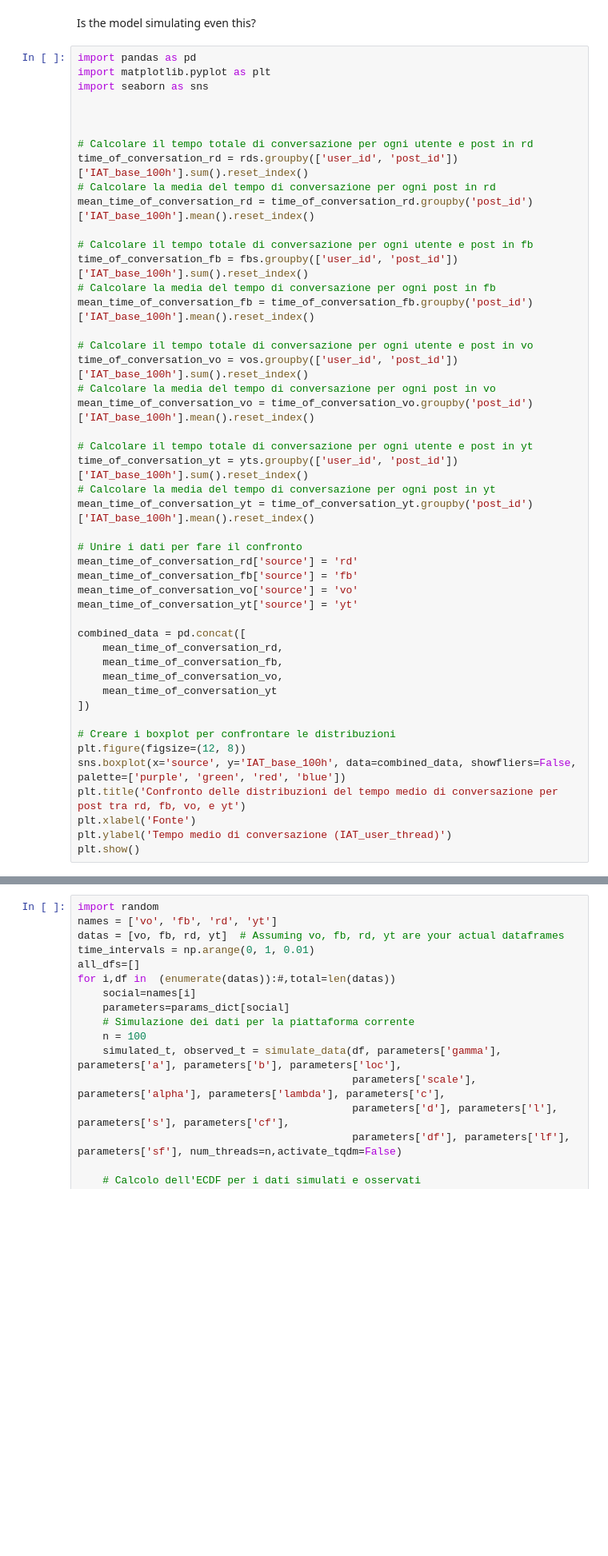
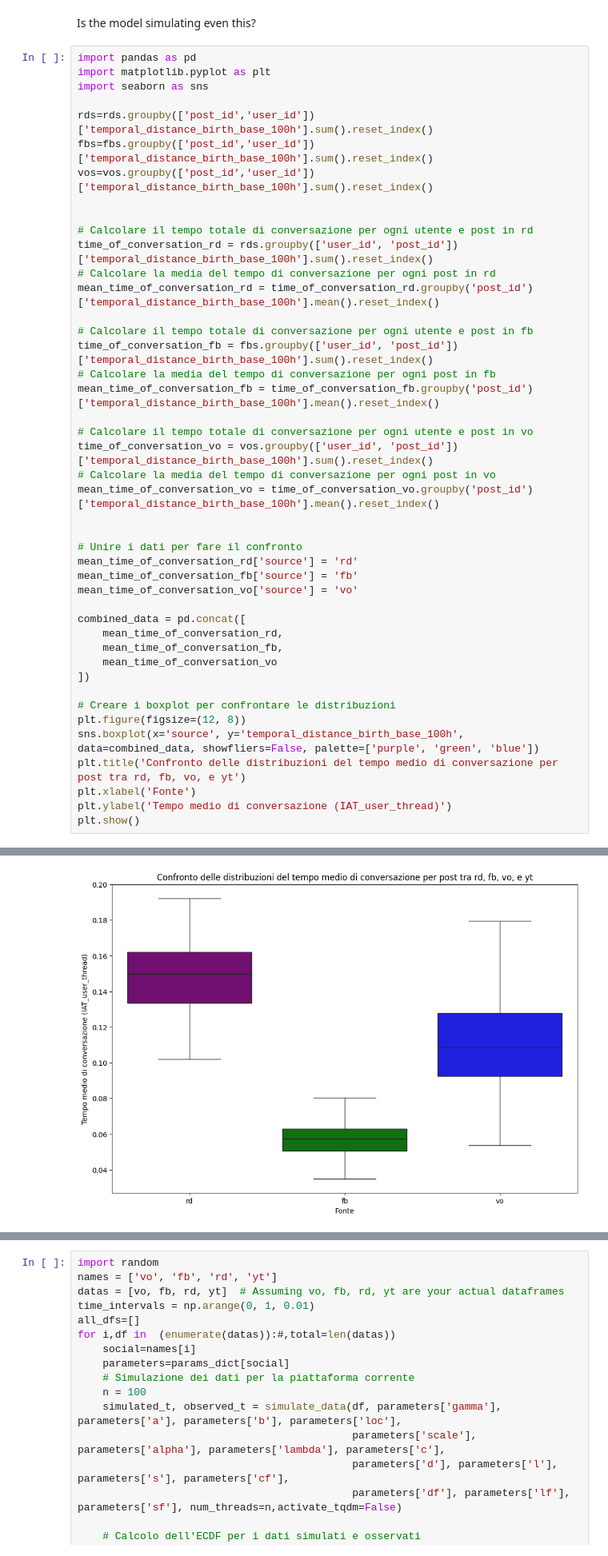
Before and after one commit to jacoponudo/Conversation_dynamics, a Jupyter notebook: src/SYN/search_parameters_measure_the_conversation.ipynb, the cells around one changed output, grey strips where cells are left out. Shown at 80% size. Drawn from its saved outputs; the diff is of its cells as text; blank space fills up the shorter version.

```diff
--- a/src/SYN/search_parameters_measure_the_conversation.ipynb
+++ b/src/SYN/search_parameters_measure_the_conversation.ipynb
@@ -1648,44 +1648,41 @@ import pandas as pd
 import matplotlib.pyplot as plt
 import seaborn as sns
 
+rds=rds.groupby(['post_id','user_id'])['temporal_distance_birth_base_100h'].sum().reset_index()
+fbs=fbs.groupby(['post_id','user_id'])['temporal_distance_birth_base_100h'].sum().reset_index()
+vos=vos.groupby(['post_id','user_id'])['temporal_distance_birth_base_100h'].sum().reset_index()
 
 
 # Calcolare il tempo totale di conversazione per ogni utente e post in rd
-time_of_conversation_rd = rds.groupby(['user_id', 'post_id'])['IAT_base_100h'].sum().reset_index()
+time_of_conversation_rd = rds.groupby(['user_id', 'post_id'])['temporal_distance_birth_base_100h'].sum().reset_index()
 # Calcolare la media del tempo di conversazione per ogni post in rd
-mean_time_of_conversation_rd = time_of_conversation_rd.groupby('post_id')['IAT_base_100h'].mean().reset_index()
+mean_time_of_conversation_rd = time_of_conversation_rd.groupby('post_id')['temporal_distance_birth_base_100h'].mean().reset_index()
 
 # Calcolare il tempo totale di conversazione per ogni utente e post in fb
-time_of_conversation_fb = fbs.groupby(['user_id', 'post_id'])['IAT_base_100h'].sum().reset_index()
+time_of_conversation_fb = fbs.groupby(['user_id', 'post_id'])['temporal_distance_birth_base_100h'].sum().reset_index()
 # Calcolare la media del tempo di conversazione per ogni post in fb
-mean_time_of_conversation_fb = time_of_conversation_fb.groupby('post_id')['IAT_base_100h'].mean().reset_index()
+mean_time_of_conversation_fb = time_of_conversation_fb.groupby('post_id')['temporal_distance_birth_base_100h'].mean().reset_index()
 
 # Calcolare il tempo totale di conversazione per ogni utente e post in vo
-time_of_conversation_vo = vos.groupby(['user_id', 'post_id'])['IAT_base_100h'].sum().reset_index()
+time_of_conversation_vo = vos.groupby(['user_id', 'post_id'])['temporal_distance_birth_base_100h'].sum().reset_index()
 # Calcolare la media del tempo di conversazione per ogni post in vo
-mean_time_of_conversation_vo = time_of_conversation_vo.groupby('post_id')['IAT_base_100h'].mean().reset_index()
+mean_time_of_conversation_vo = time_of_conversation_vo.groupby('post_id')['temporal_distance_birth_base_100h'].mean().reset_index()
 
-# Calcolare il tempo totale di conversazione per ogni utente e post in yt
-time_of_conversation_yt = yts.groupby(['user_id', 'post_id'])['IAT_base_100h'].sum().reset_index()
-# Calcolare la media del tempo di conversazione per ogni post in yt
-mean_time_of_conversation_yt = time_of_conversation_yt.groupby('post_id')['IAT_base_100h'].mean().reset_index()
 
 # Unire i dati per fare il confronto
 mean_time_of_conversation_rd['source'] = 'rd'
 mean_time_of_conversation_fb['source'] = 'fb'
 mean_time_of_conversation_vo['source'] = 'vo'
-mean_time_of_conversation_yt['source'] = 'yt'
 
 combined_data = pd.concat([
     mean_time_of_conversation_rd,
     mean_time_of_conversation_fb,
-    mean_time_of_conversation_vo,
-    mean_time_of_conversation_yt
+    mean_time_of_conversation_vo
 ])
 
 # Creare i boxplot per confrontare le distribuzioni
 plt.figure(figsize=(12, 8))
-sns.boxplot(x='source', y='IAT_base_100h', data=combined_data, showfliers=False, palette=['purple', 'green', 'red', 'blue'])
+sns.boxplot(x='source', y='temporal_distance_birth_base_100h', data=combined_data, showfliers=False, palette=['purple', 'green', 'blue'])
 plt.title('Confronto delle distribuzioni del tempo medio di conversazione per post tra rd, fb, vo, e yt')
 plt.xlabel('Fonte')
 plt.ylabel('Tempo medio di conversazione (IAT_user_thread)')
@@ -1707,3 +1694,4 @@ plt.show()
+[figure, added]
 # %%
 import pandas as pd
 import matplotlib.pyplot as plt
```
Also changed, not shown: parts of 4 cells of this notebook.
